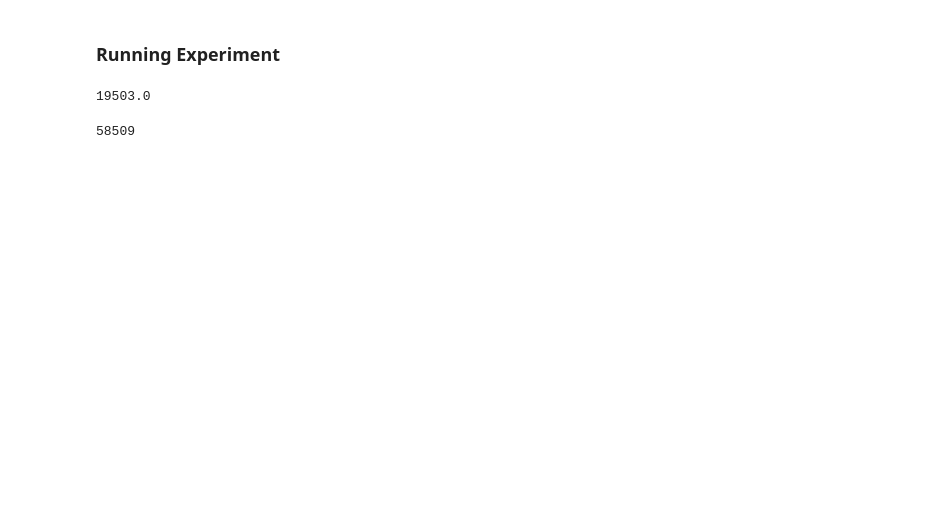
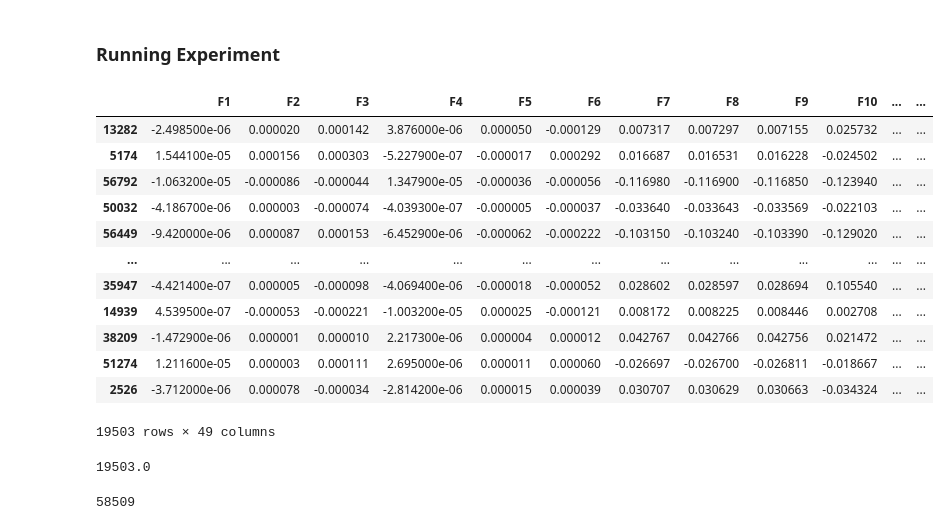
Before and after one commit to MATH8670-Presentation/ConvXGB, a Jupyter notebook: CNN_Model.ipynb, the cells around one changed output. Cells and saved outputs as stored; diff of their text form; code cells hidden in the pictures; blank space fills up the shorter version.

```diff
--- a/CNN_Model.ipynb
+++ b/CNN_Model.ipynb
@@ -129,6 +129,22 @@ all_fold_idxs = np.random.choice(idxs, size=len(idxs), replace=False)
 nfolds = 3
 fold_size = int(len(all_fold_idxs)/3)
 folds = [all_fold_idxs[i:i+fold_size] for i in range(0, len(all_fold_idxs), fold_size)]
+# %%
+X_data.iloc[folds[0]]
+# %% [output]
+|  | F1 | F2 | F3 | F4 | F5 | F6 | F7 | F8 | F9 | F10 | ... | ... |
+| 13282 | -2.498500e-06 | 0.000020 | 0.000142 | 3.876000e-06 | 0.000050 | -0.000129 | 0.007317 | 0.007297 | 0.007155 | 0.025732 | ... | ... |
+| 5174 | 1.544100e-05 | 0.000156 | 0.000303 | -5.227900e-07 | -0.000017 | 0.000292 | 0.016687 | 0.016531 | 0.016228 | -0.024502 | ... | ... |
+| 56792 | -1.063200e-05 | -0.000086 | -0.000044 | 1.347900e-05 | -0.000036 | -0.000056 | -0.116980 | -0.116900 | -0.116850 | -0.123940 | ... | ... |
+| 50032 | -4.186700e-06 | 0.000003 | -0.000074 | -4.039300e-07 | -0.000005 | -0.000037 | -0.033640 | -0.033643 | -0.033569 | -0.022103 | ... | ... |
+| 56449 | -9.420000e-06 | 0.000087 | 0.000153 | -6.452900e-06 | -0.000062 | -0.000222 | -0.103150 | -0.103240 | -0.103390 | -0.129020 | ... | ... |
+| ... | ... | ... | ... | ... | ... | ... | ... | ... | ... | ... | ... | ... |
+| 35947 | -4.421400e-07 | 0.000005 | -0.000098 | -4.069400e-06 | -0.000018 | -0.000052 | 0.028602 | 0.028597 | 0.028694 | 0.105540 | ... | ... |
+| 14939 | 4.539500e-07 | -0.000053 | -0.000221 | -1.003200e-05 | 0.000025 | -0.000121 | 0.008172 | 0.008225 | 0.008446 | 0.002708 | ... | ... |
+| 38209 | -1.472900e-06 | 0.000001 | 0.000010 | 2.217300e-06 | 0.000004 | 0.000012 | 0.042767 | 0.042766 | 0.042756 | 0.021472 | ... | ... |
+| 51274 | 1.211600e-05 | 0.000003 | 0.000111 | 2.695000e-06 | 0.000011 | 0.000060 | -0.026697 | -0.026700 | -0.026811 | -0.018667 | ... | ... |
+| 2526 | -3.712000e-06 | 0.000078 | -0.000034 | -2.814200e-06 | 0.000015 | 0.000039 | 0.030707 | 0.030629 | 0.030663 | -0.034324 | ... | ... |
+19503 rows × 49 columns
 # %%
 len(all_fold_idxs)/3
 # %% [output]
```
Also changed, not shown: parts of 5 cells of this notebook, 4 other files.
